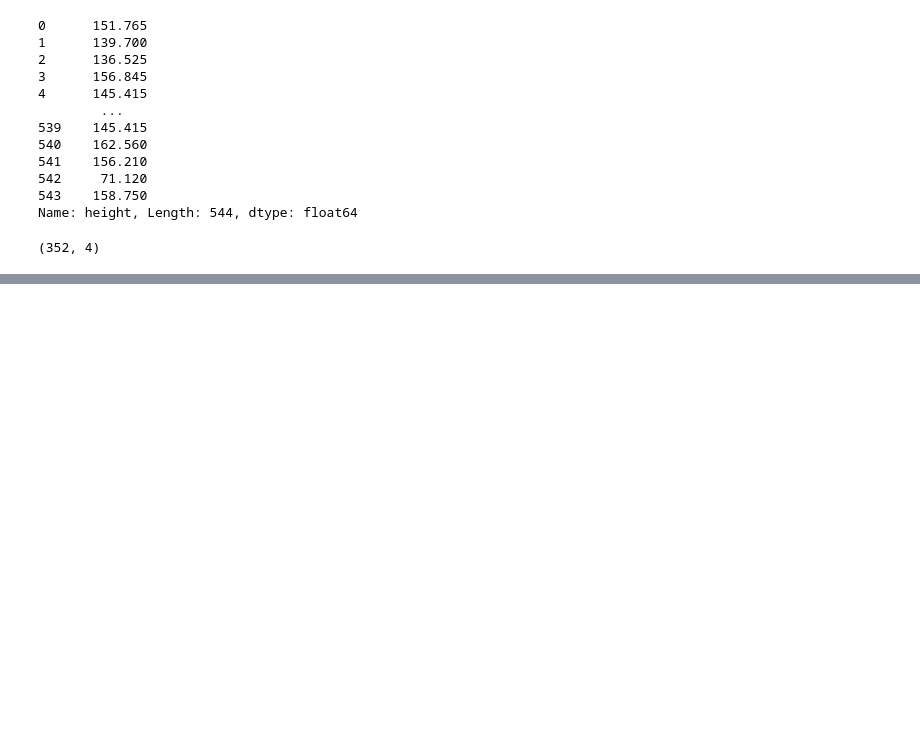
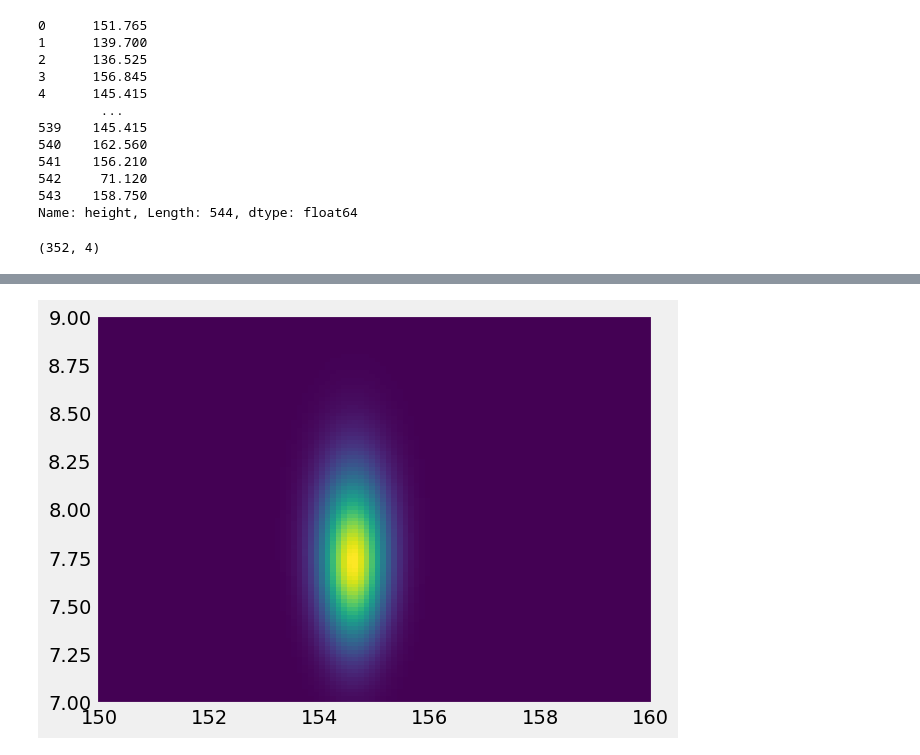
Before and after one commit to sushmit86/Statiistical_rethinking_jax, a Jupyter notebook: sushmit_04_geocentric_models.ipynb, the cells around one changed output, grey strips where cells are left out. Cells and saved outputs as stored; diff of their text form; code cells hidden in the pictures; blank space fills up the shorter version.

```diff
--- a/sushmit_04_geocentric_models.ipynb
+++ b/sushmit_04_geocentric_models.ipynb
@@ -30,15 +33,21 @@ Successfully installed jedi-0.19.1 watermark-2.4.3
 # %%
+#@title import library
 import numpy as np
 import pandas as pd
 import jax
 import jax.numpy as jnp
 from tensorflow_probability.substrates import jax as tfp_jax
+import matplotlib.pyplot as plt
+plt.style.use('fivethirtyeight')
+import seaborn as sns
 import plotly.express as px
 import plotly.subplots  as sp
 import plotly.graph_objects as go
 from IPython.display import display
 import arviz
-key = jax.random.PRNGKey(1)
+import plotly.figure_factory as ff
+import plotly.graph_objects as go
+key = jax.random.PRNGKey(42)
 # %%
 #@title 4.1
 simulations = jax.random.choice(key = key, a= jnp.array([-1,1]),shape = (16,10000))
@@ -141,0 +175,15 @@ fig.show()
+# %%
+#@title 4.16
+height_arr = jnp.array(d2.height)
+expanded_array = height_arr[:,jnp.newaxis,jnp.newaxis]
+final_array = jnp.broadcast_to(expanded_array, (len(height_arr), 100, 100))
+# 1. Generating Parameter Grid
+mu_list = jnp.linspace(150, 160, 100)
+sigma_list = jnp.linspace(7, 9, 100)
+mu, sigma = jnp.meshgrid(mu_list, sigma_list)  # Grid creation
+
+LL = tfp_jax.distributions.Normal(mu,sigma).log_prob(final_array)
+LL = LL.sum(axis=0)
+LL = LL + tfp_jax.distributions.Normal(178,20).log_prob(mu) + tfp_jax.distributions.Uniform(0,50).log_prob(sigma)
+LL = LL - jnp.max(LL)
+LL_prob = jnp.exp(LL)
@@ -141,0 +201,6 @@ fig.show()
+# %%
+#@title 4.18
+plt.pcolormesh(mu, sigma,LL_prob)
+plt.show()
+# %% [output]
+[figure, added]
```
Also changed, not shown: parts of 7 cells of this notebook.
